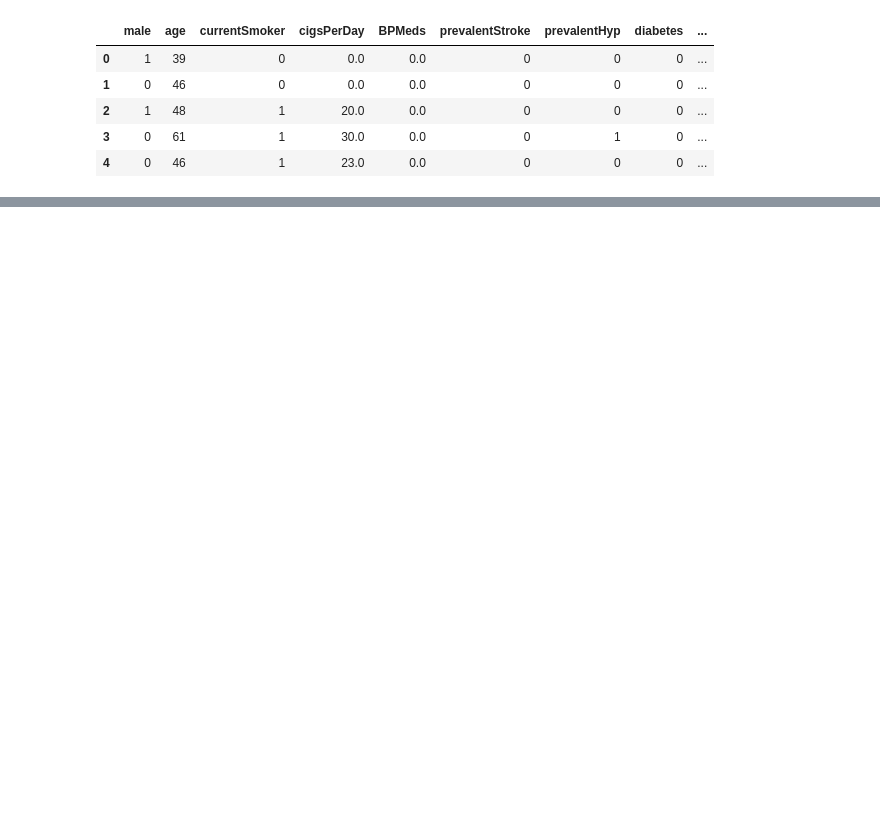
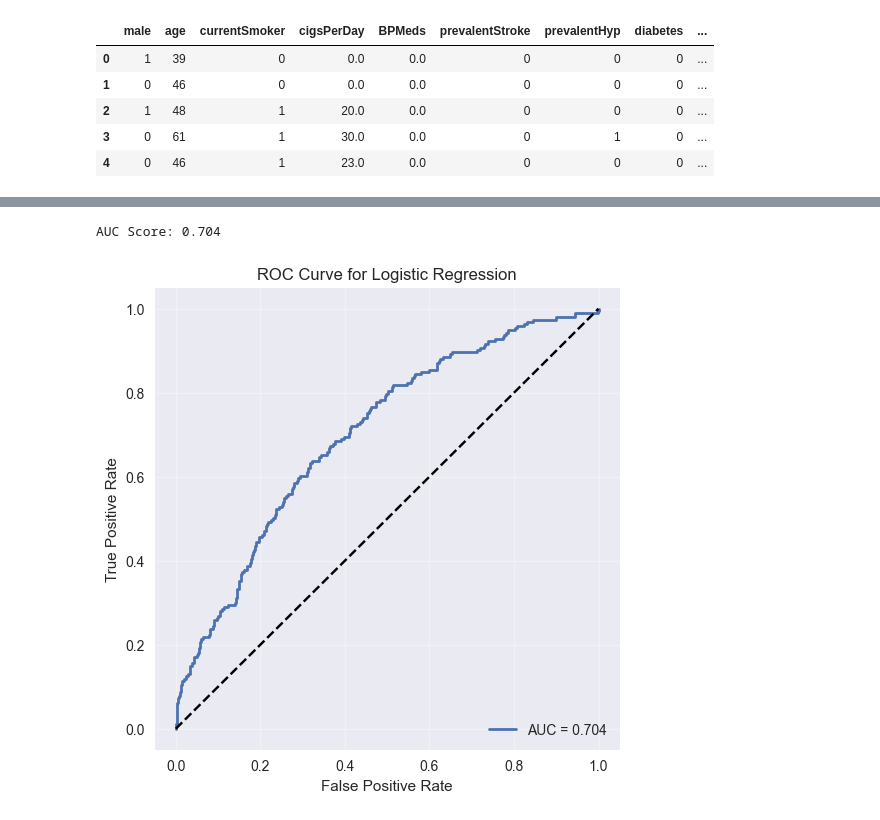
Before and after one commit to Solares10/Capstone-Project, a Jupyter notebook: LogisticReg.ipynb, the cells around one changed output, grey strips where cells are left out. Cells and saved outputs as stored; diff of their text form; code cells hidden in the pictures; blank space fills up the shorter version.

Commit message:
Final updates to logistic regression and ROC curve

```diff
--- a/LogisticReg.ipynb
+++ b/LogisticReg.ipynb
@@ -47,0 +48,24 @@ dtype: int64
+# %%
+# Separate features (X) and target (y)
+X = df.drop('TenYearCHD', axis=1)
+y = df['TenYearCHD']
+
+# Fill missing numeric values
+X.fillna(X.mean(), inplace=True)
+# %%
+X_train, X_test, y_train, y_test = train_test_split(
+    X, y, test_size=0.3, random_state=0, stratify=y
+)
+# %%
+scaler = StandardScaler().fit(X_train)
+X_train_scaled = scaler.transform(X_train)
+X_test_scaled = scaler.transform(X_test)
+# %%
+model = LogisticRegression(max_iter=1000)
+model.fit(X_train_scaled, y_train)
+
+# Predictions + Probabilities (required for ROC curve)
+y_pred = model.predict(X_test_scaled)
+y_proba = model.predict_proba(X_test_scaled)[:, 1]
+
+print(classification_report(y_test, y_pred))
@@ -47,0 +81,20 @@ dtype: int64
+# %%
+# Compute ROC curve and AUC
+fpr, tpr, thresholds = roc_curve(y_test, y_proba)
+roc_auc = auc(fpr, tpr)
+
+print("AUC Score:", round(roc_auc, 3))
+
+# Plot ROC Curve
+plt.figure(figsize=(6,6))
+plt.plot(fpr, tpr, label='AUC = %0.3f' % roc_auc, linewidth=2)
+plt.plot([0, 1], [0, 1], 'k--')
+plt.xlabel('False Positive Rate')
+plt.ylabel('True Positive Rate')
+plt.title('ROC Curve for Logistic Regression')
+plt.legend(loc='lower right')
+plt.grid(alpha=0.3)
+plt.show()
+# %% [output]
+AUC Score: 0.704
+[figure, added]
```
Also changed, not shown: parts of 4 cells of this notebook.
